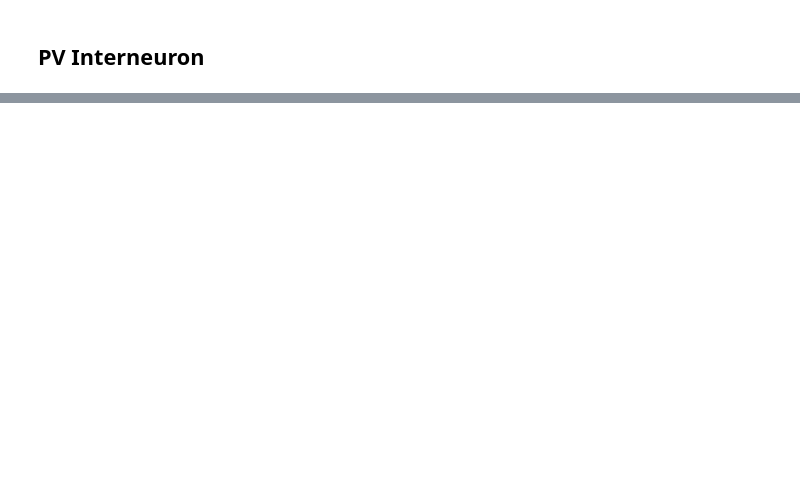
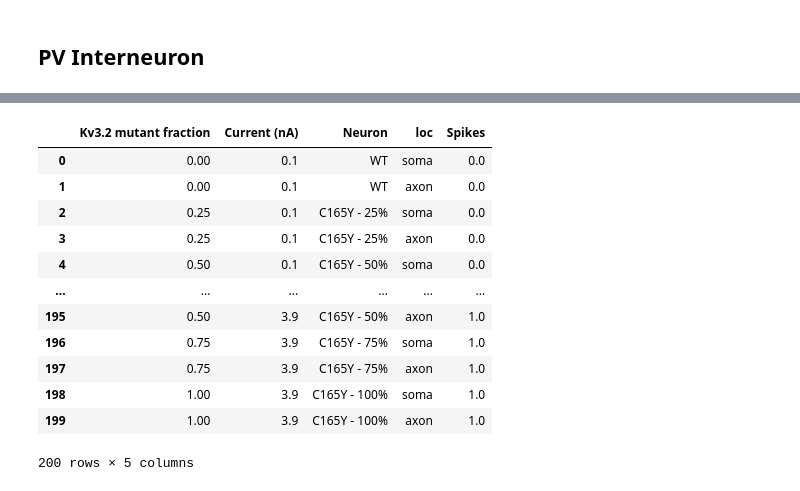
Before and after one commit to ChrisCurrin/pv-kcnc2, a Jupyter notebook: notebook.ipynb, the cells around one changed output, grey strips where cells are left out. Cells and saved outputs as stored; diff of their text form; code cells hidden in the pictures; blank space fills up the shorter version.

```diff
--- a/notebook.ipynb
+++ b/notebook.ipynb
@@ -401,0 +480,9 @@ pv[4]
+# %%
+# I-F curve
+
+stims = [(amp, 0) for amp in np.round(np.arange(0.1, 4.1, 0.2), 2)]
+
+fractions = np.round(np.arange(0, 1.01, 0.25), 2)
+
+amp_result = run_sims(pv, stims, fractions, dur=500, load=True, arrow=True)
+amp_result
@@ -401,0 +507,42 @@ pv[4]
+# %%
+
+ap_df = pd.DataFrame()
+
+for key, val in amp_result.items():
+    nrn_name = key[: key.find("_")]
+    df = val["df"]
+    frac = val[KVMUT_FRAC_LABEL]
+    current = val[CURRENT_LABEL]
+    ap_soma = val["APCount"]["soma"].n
+    ap_axon = val["APCount"]["comm"].n
+
+    ap_df = pd.concat(
+        [
+            ap_df,
+            pd.DataFrame(
+                {
+                    KVMUT_FRAC_LABEL: val[KVMUT_FRAC_LABEL],
+                    CURRENT_LABEL: val[CURRENT_LABEL],
+                    "Neuron": nrn_name,
+                    "loc": ["soma", "axon"],
+                    "Spikes": [ap_soma, ap_axon],
+                },
+            ),
+        ],
+        ignore_index=True,
+    )
+ap_df
+# %% [output]
+|  | Kv3.2 mutant fraction | Current (nA) | Neuron | loc | Spikes |
+| 0 | 0.00 | 0.1 | WT | soma | 0.0 |
+| 1 | 0.00 | 0.1 | WT | axon | 0.0 |
+| 2 | 0.25 | 0.1 | C165Y - 25% | soma | 0.0 |
+| 3 | 0.25 | 0.1 | C165Y - 25% | axon | 0.0 |
+| 4 | 0.50 | 0.1 | C165Y - 50% | soma | 0.0 |
+| ... | ... | ... | ... | ... | ... |
+| 195 | 0.50 | 3.9 | C165Y - 50% | axon | 1.0 |
+| 196 | 0.75 | 3.9 | C165Y - 75% | soma | 1.0 |
+| 197 | 0.75 | 3.9 | C165Y - 75% | axon | 1.0 |
+| 198 | 1.00 | 3.9 | C165Y - 100% | soma | 1.0 |
+| 199 | 1.00 | 3.9 | C165Y - 100% | axon | 1.0 |
+200 rows × 5 columns
```
Also changed, not shown: parts of 9 cells of this notebook, 7 other files.
